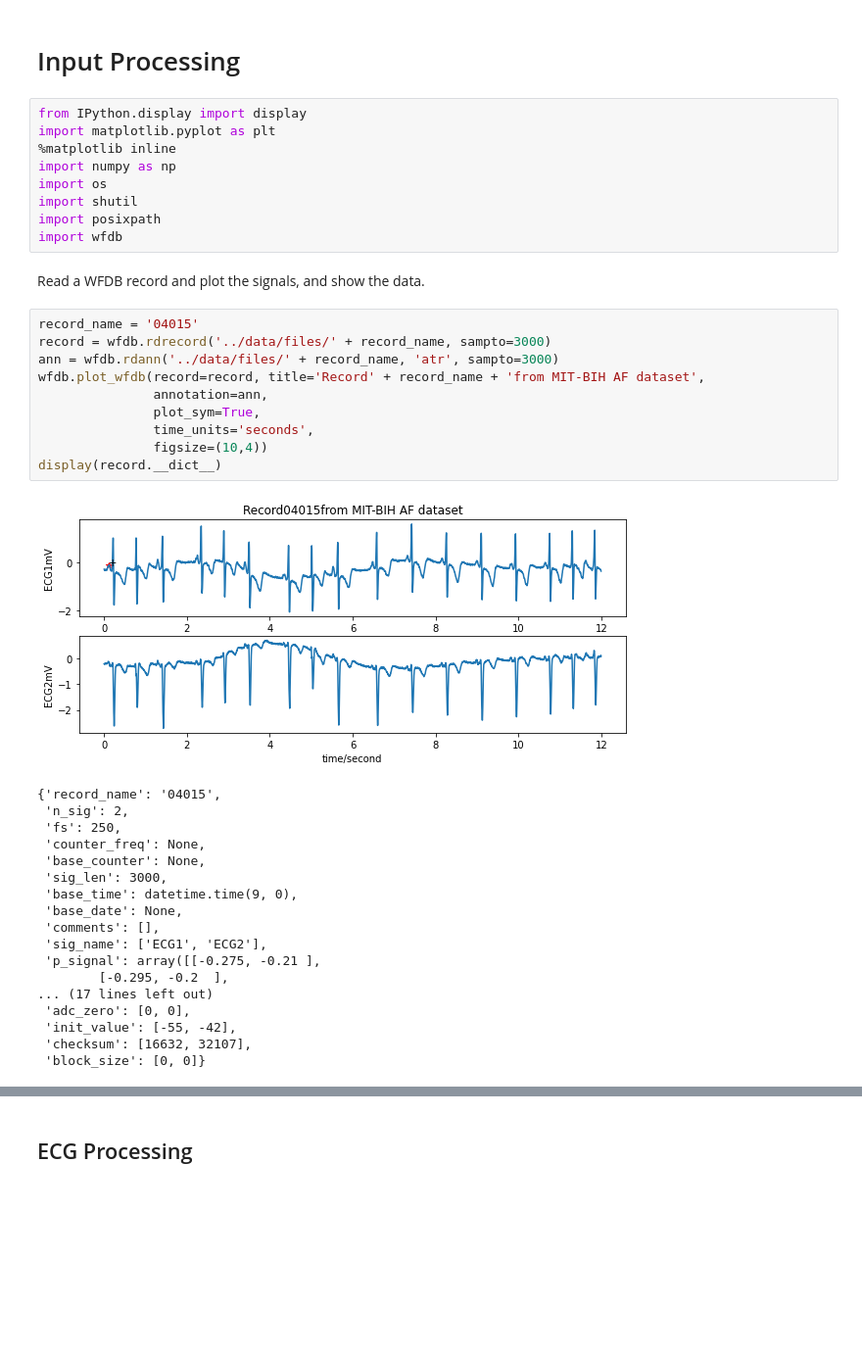
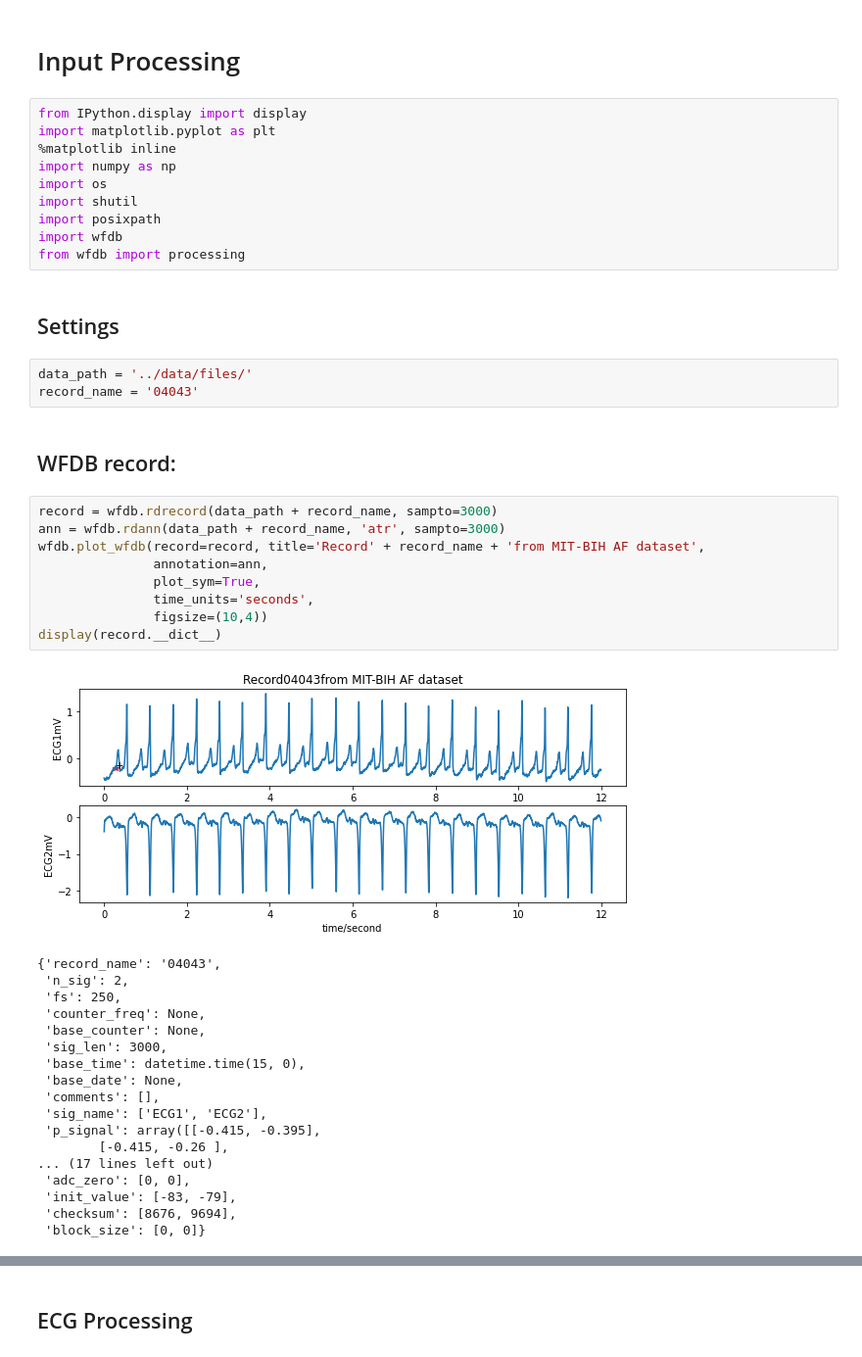
Before and after one commit to kalifadan/Final_project_cs236781, a Jupyter notebook: src/Input.ipynb, the cells around one changed output, grey strips where cells are left out. Shown at 98% size. Drawn from its saved outputs; the diff is of its cells as text; blank space fills up the shorter version.

```diff
--- a/src/Input.ipynb
+++ b/src/Input.ipynb
@@ -9,35 +9,40 @@ import os
 import shutil
 import posixpath
 import wfdb
+from wfdb import processing
-# %% [markdown]
-Read a WFDB record and plot the signals, and show the data.
+# %% [markdown]
+## Settings
+# %%
+data_path = '../data/files/'
+record_name = '04043'
+# %% [markdown]
+## WFDB record:
 # %%
-record_name = '04015'
-record = wfdb.rdrecord('../data/files/' + record_name, sampto=3000)
-ann = wfdb.rdann('../data/files/' + record_name, 'atr', sampto=3000)
+record = wfdb.rdrecord(data_path + record_name, sampto=3000)
+ann = wfdb.rdann(data_path + record_name, 'atr', sampto=3000)
 wfdb.plot_wfdb(record=record, title='Record' + record_name + 'from MIT-BIH AF dataset',
                annotation=ann,
                plot_sym=True,
                time_units='seconds',
                figsize=(10,4))
 display(record.__dict__)
 # %% [output]
-[figure, old version]
+[figure, new version]
-{'record_name': '04015',
+{'record_name': '04043',
  'n_sig': 2,
  'fs': 250,
  'counter_freq': None,
  'base_counter': None,
  'sig_len': 3000,
- 'base_time': datetime.time(9, 0),
+ 'base_time': datetime.time(15, 0),
  'base_date': None,
  'comments': [],
  'sig_name': ['ECG1', 'ECG2'],
- 'p_signal': array([[-0.275, -0.21 ],
-        [-0.295, -0.2  ],
+ 'p_signal': array([[-0.415, -0.395],
+        [-0.415, -0.26 ],
 ... (17 lines left out)
  'adc_zero': [0, 0],
- 'init_value': [-55, -42],
- 'checksum': [16632, 32107],
+ 'init_value': [-83, -79],
+ 'checksum': [8676, 9694],
  'block_size': [0, 0]}
 # %%
```
Also changed, not shown: parts of 29 cells of this notebook.
